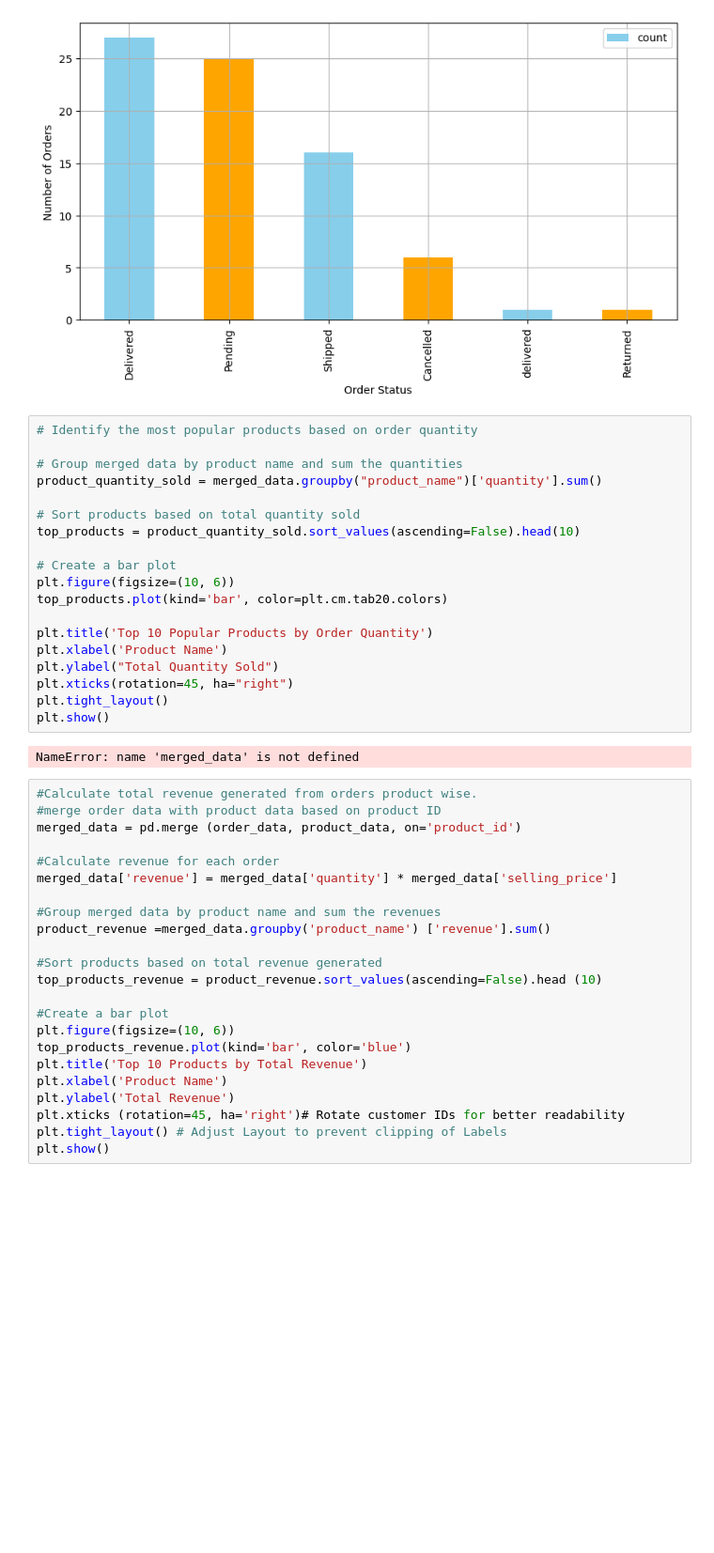
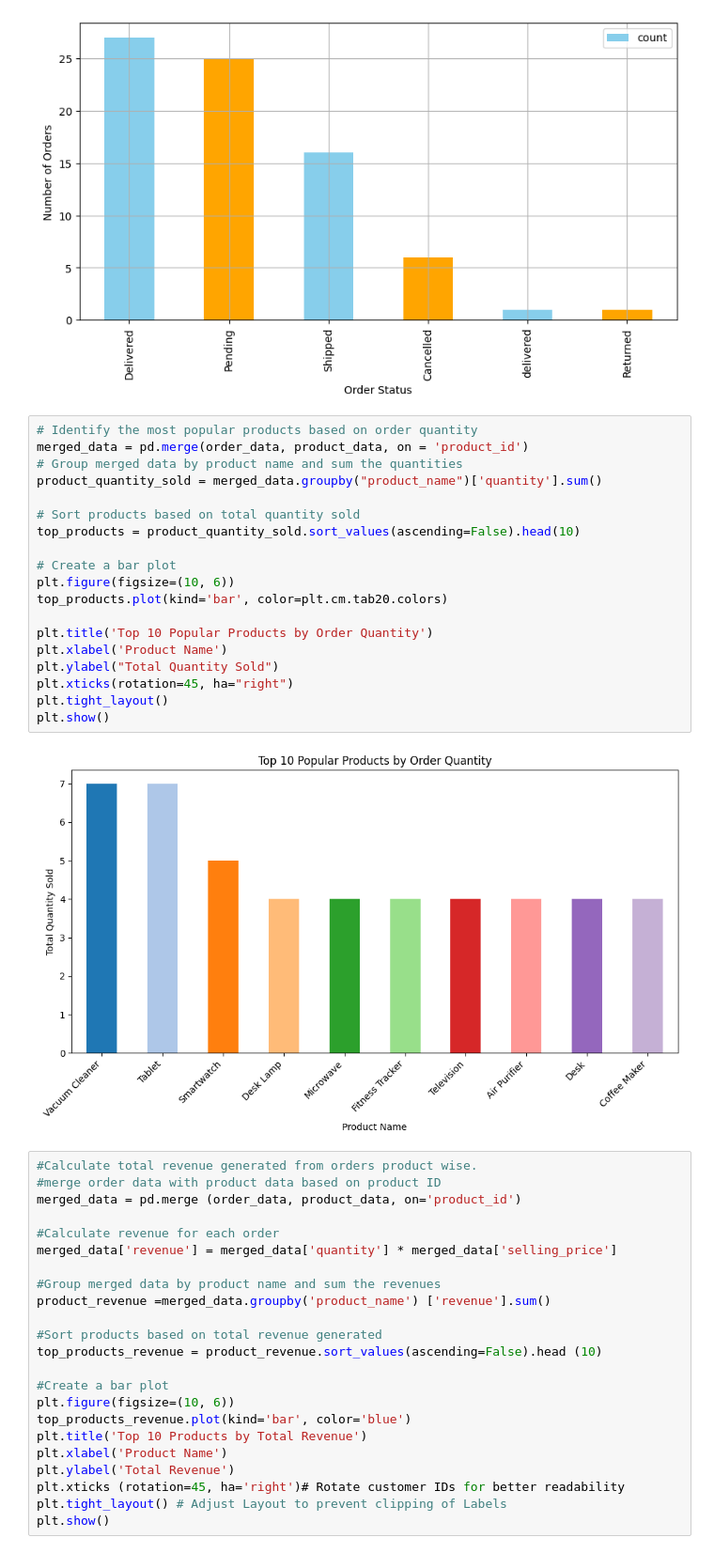
Before and after one commit to Sandip-10/E-commerce-Data-Analysis-., a Jupyter notebook: Project_SQL.ipynb, the cells around one changed output. Shown at 94% size. Saved outputs shown, nothing was run; the diff lists cells and outputs as text; blank space fills up the shorter version.

```diff
--- a/Project_SQL.ipynb
+++ b/Project_SQL.ipynb
@@ -199,25 +199,25 @@ plt.show()
 [figure]
 # %%
 # Identify the most popular products based on order quantity
-
+merged_data = pd.merge(order_data, product_data, on = 'product_id')
 # Group merged data by product name and sum the quantities
 product_quantity_sold = merged_data.groupby("product_name")['quantity'].sum()
 
 # Sort products based on total quantity sold
 top_products = product_quantity_sold.sort_values(ascending=False).head(10)
 
 # Create a bar plot
 plt.figure(figsize=(10, 6))
 top_products.plot(kind='bar', color=plt.cm.tab20.colors)
 
 plt.title('Top 10 Popular Products by Order Quantity')
 plt.xlabel('Product Name')
 plt.ylabel("Total Quantity Sold")
 plt.xticks(rotation=45, ha="right")
 plt.tight_layout()
 plt.show()
 # %% [output]
-NameError: name 'merged_data' is not defined
+[figure, added]
 # %%
 #Calculate total revenue generated from orders product wise.
 #merge order data with product data based on product ID
```
